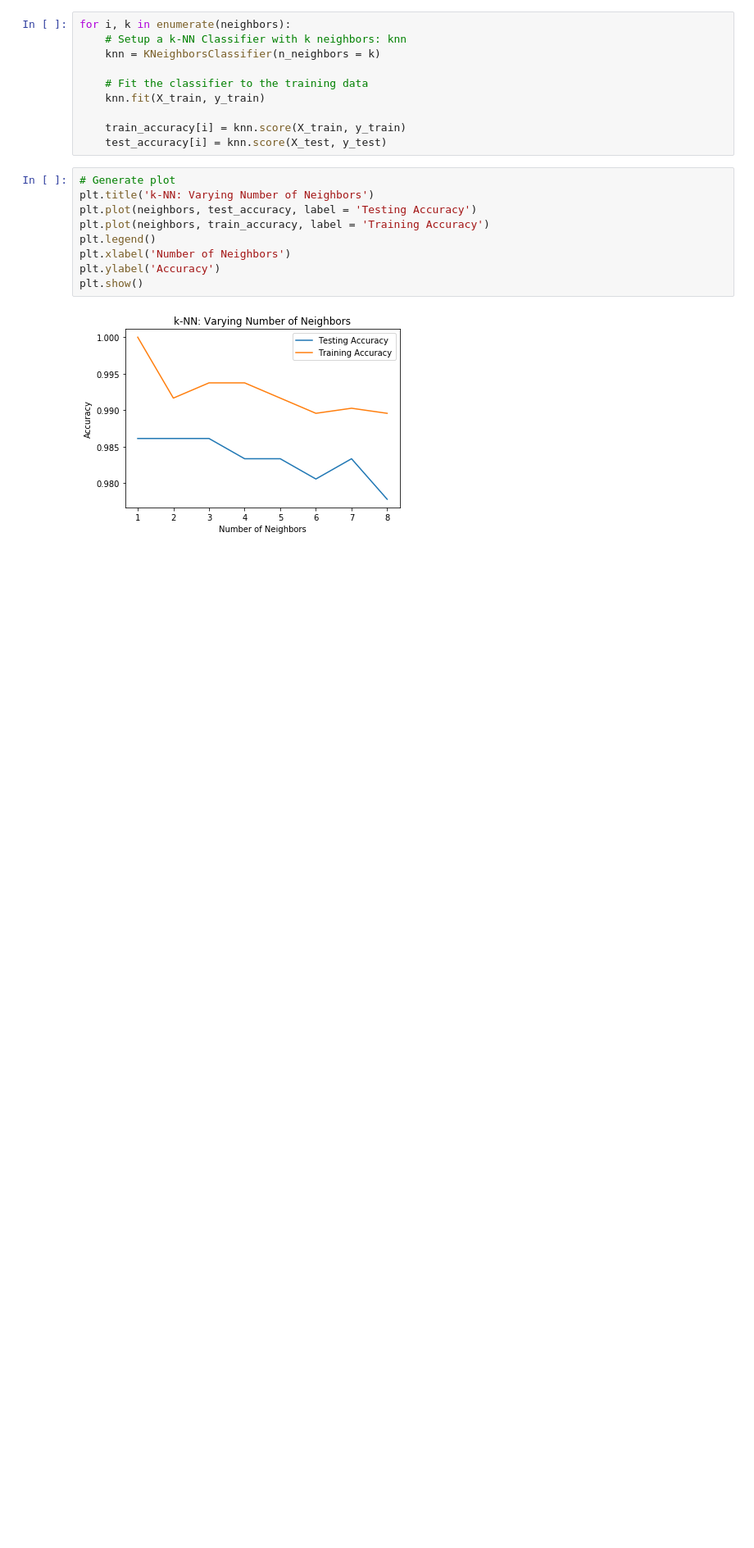
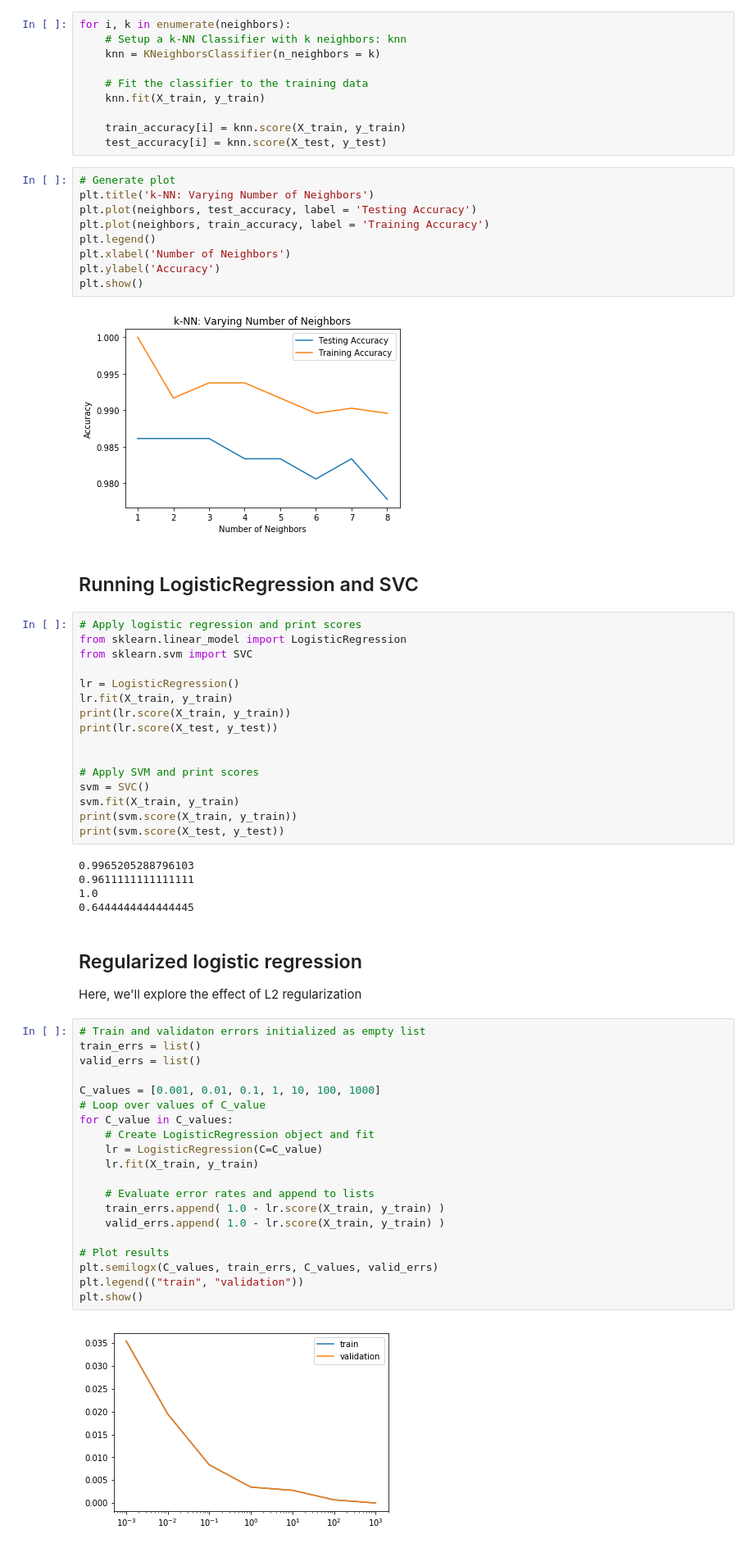
Before and after one commit to ZahraFarhadi19/DataCamp-MachineLearning, a Jupyter notebook: Exercises /The digits recognition.ipynb, the cells around one changed output. Shown: that part at 82% size. Saved outputs shown, nothing was run; the diff lists cells and outputs as text; blank space fills up the shorter version.

```diff
--- a/Exercises /The digits recognition.ipynb
+++ b/Exercises /The digits recognition.ipynb
@@ -106,3 +106,52 @@ plt.ylabel('Accuracy')
 plt.show()
 # %% [output]
 [figure]
+# %% [markdown]
+## Running LogisticRegression and SVC
+# %%
+# Apply logistic regression and print scores
+from sklearn.linear_model import LogisticRegression
+from sklearn.svm import SVC
+
+lr = LogisticRegression()
+lr.fit(X_train, y_train)
+print(lr.score(X_train, y_train))
+print(lr.score(X_test, y_test))
+
+
+# Apply SVM and print scores
+svm = SVC()
+svm.fit(X_train, y_train)
+print(svm.score(X_train, y_train))
+print(svm.score(X_test, y_test))
+# %% [output]
+0.9965205288796103
+0.9611111111111111
+1.0
+0.6444444444444445
+# %% [markdown]
+## Regularized logistic regression
+
+ Here, we'll explore the effect of L2 regularization
+# %%
+# Train and validaton errors initialized as empty list
+train_errs = list()
+valid_errs = list()
+
+C_values = [0.001, 0.01, 0.1, 1, 10, 100, 1000]
+# Loop over values of C_value
+for C_value in C_values:
+    # Create LogisticRegression object and fit
+    lr = LogisticRegression(C=C_value)
+    lr.fit(X_train, y_train)
+
+    # Evaluate error rates and append to lists
+    train_errs.append( 1.0 - lr.score(X_train, y_train) )
+    valid_errs.append( 1.0 - lr.score(X_train, y_train) )
+
+# Plot results
+plt.semilogx(C_values, train_errs, C_values, valid_errs)
+plt.legend(("train", "validation"))
+plt.show()
+# %% [output]
+[figure, added]
```
Also changed, not shown: 13 other files.
